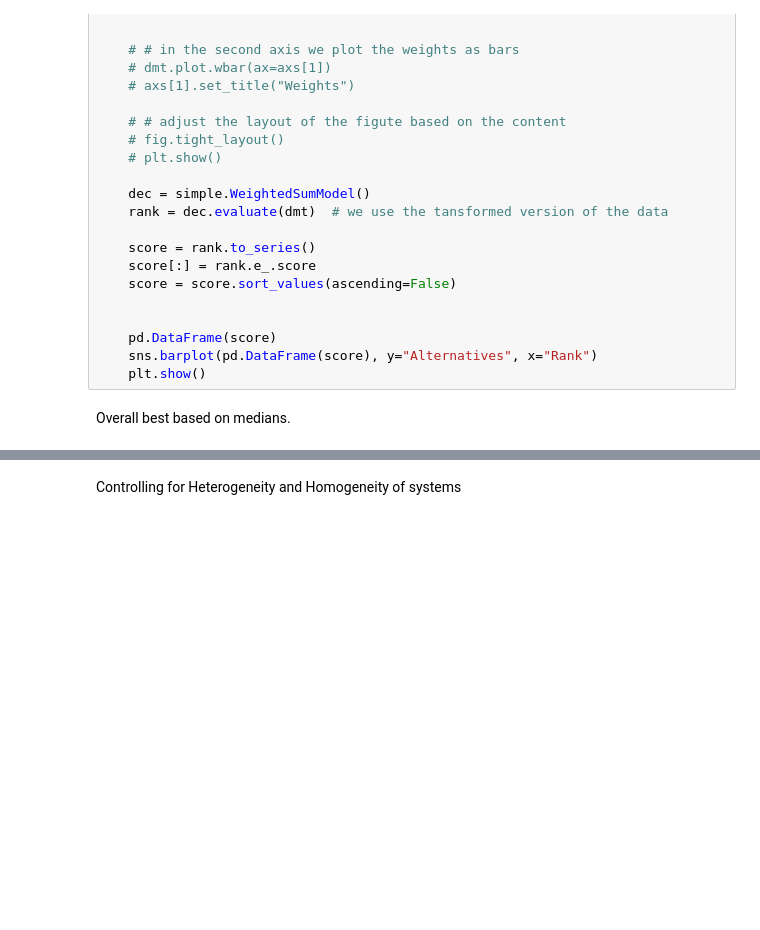
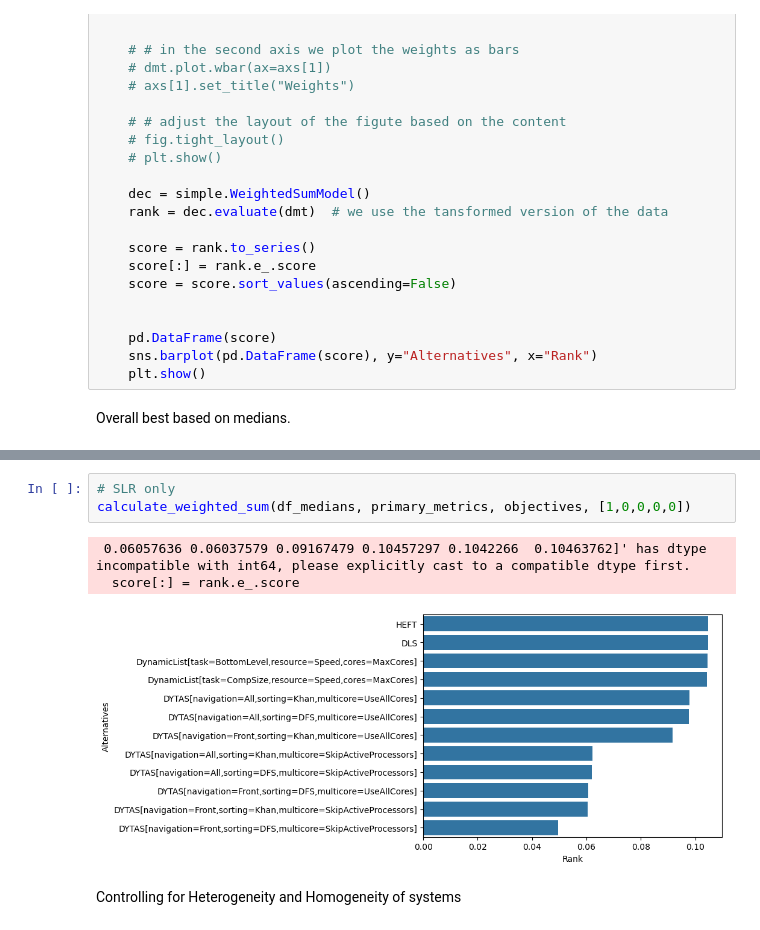
Before and after one commit to jisanos/dslab, a Jupyter notebook: dytas-benchmark/dytas-comparisons/analysis/best-overall.ipynb, the cells around one changed output, grey strips where cells are left out. Saved outputs shown, nothing was run; the diff lists cells and outputs as text; blank space fills up the shorter version.

```diff
--- a/dytas-benchmark/dytas-comparisons/analysis/best-overall.ipynb
+++ b/dytas-benchmark/dytas-comparisons/analysis/best-overall.ipynb
@@ -176,3 +193,10 @@ calculate_weighted_sum(df_medians, primary_metrics, objectives, weights)
+# %%
+# SLR only
+calculate_weighted_sum(df_medians, primary_metrics, objectives, [1,0,0,0,0])
+# %% [output]
+ 0.06057636 0.06037579 0.09167479 0.10457297 0.1042266  0.10463762]' has dtype incompatible with int64, please explicitly cast to a compatible dtype first.
+  score[:] = rank.e_.score
+[figure, added]
 # %% [markdown]
 Controlling for Heterogeneity and Homogeneity of systems
 # %%
```
Also changed, not shown: parts of 5 cells of this notebook, 7 other files.
